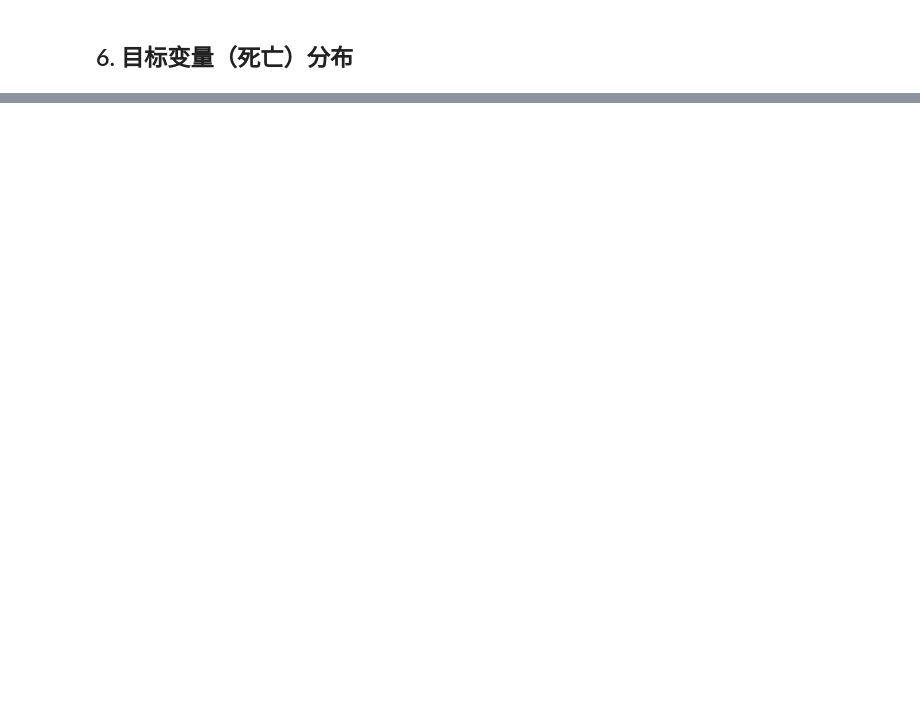
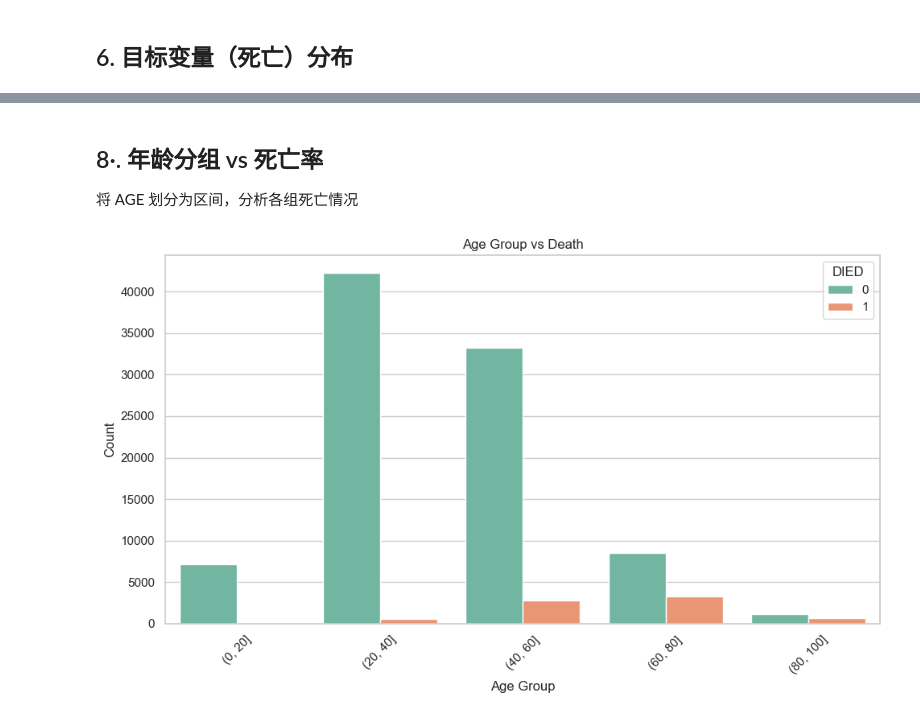
Before and after one commit to lixuanan2/EC-covid19-project, a Jupyter notebook: notebooks/01_EDA.ipynb, the cells around one changed output, grey strips where cells are left out. Drawn from its saved outputs; the diff is of its cells as text; code cells hidden in the pictures; blank space fills up the shorter version.

```diff
--- a/notebooks/01_EDA.ipynb
+++ b/notebooks/01_EDA.ipynb
@@ -84,0 +140,17 @@ plt.show()
+# %% [markdown]
+## 8·. 年龄分组 vs 死亡率
+
+将 AGE 划分为区间，分析各组死亡情况
+# %%
+age_bins = [0,20,40,60,80,100]
+df['AGE_GROUP'] = pd.cut(df['AGE'], bins=age_bins)
+
+plt.figure(figsize=(10,6))
+sns.countplot(data=df, x='AGE_GROUP', hue='DIED', palette='Set2')
+plt.title('Age Group vs Death')
+plt.xlabel('Age Group'); plt.ylabel('Count')
+plt.xticks(rotation=45)
+plt.tight_layout()
+plt.show()
+# %% [output]
+[figure, added]
```
Also changed, not shown: parts of 17 cells of this notebook, 3 other files.
